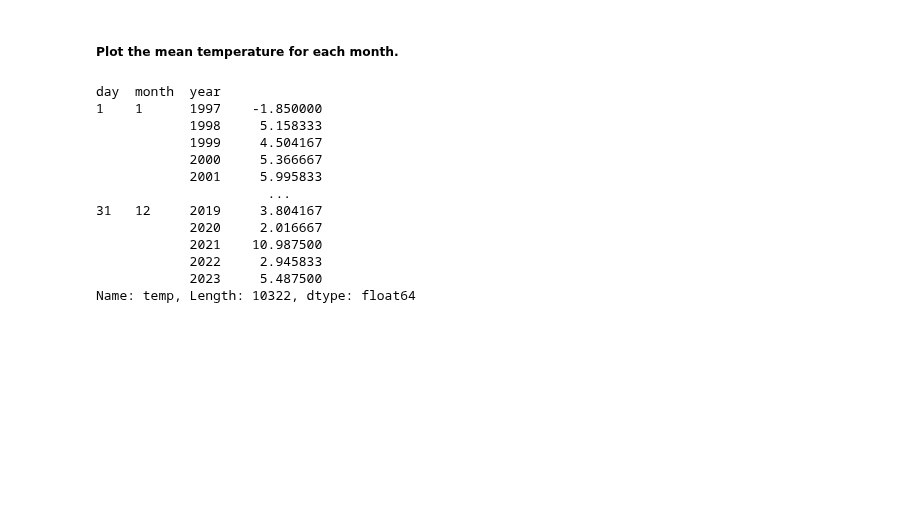
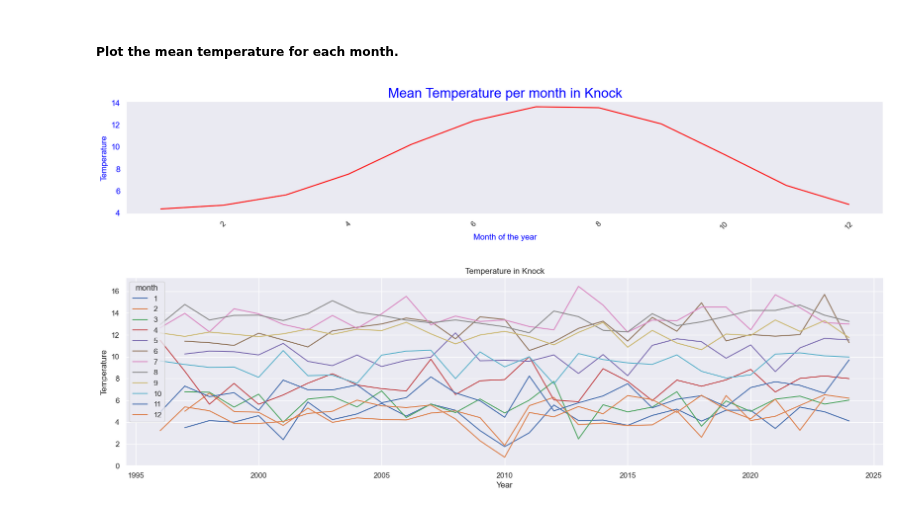
Before and after one commit to Jennyicano/PFDA, a Jupyter notebook: assignments/assignment_6_Weather.ipynb, the cells around one changed output. Saved outputs shown, nothing was run; the diff lists cells and outputs as text; code cells hidden in the pictures; blank space fills up the shorter version.

Commit message:
first part of the task 6 done

```diff
--- a/assignments/assignment_6_Weather.ipynb
+++ b/assignments/assignment_6_Weather.ipynb
@@ -195,11 +195,15 @@ df['date']
 247673   2024-11-01
 Name: date, Length: 247674, dtype: datetime64[ns]
 # %%
+# Get the mean temperature for each day of the month.
+# First I need to create the columns for the daily, monthly and yearly temperature.
+# Then I'll calculate the mean temperature for each day of the month.
+
 df['daily'] = pd.to_datetime(df['date'], errors='coerce').dt.day
-df['month'] = pd.to_datetime(df['date'], errors='coerce').dt.month
+df['monthly'] = pd.to_datetime(df['date'], errors='coerce').dt.month
 df['yearly'] = pd.to_datetime(df['date'], errors='coerce').dt.year
 
-df['daily_temp'] = df.groupby(['daily', 'month', 'yearly'])['temp'].transform('mean')
+df['daily_temp'] = df.groupby(['daily', 'monthly', 'yearly'])['temp'].transform('mean')
 df['daily_temp']
 
 mean_temp = df.groupby('daily')['daily_temp'].mean()
@@ -221,20 +225,38 @@ plt.show()
 [figure]
 # %% [markdown]
 ##### Plot the mean temperature for each month.
-# %%
-mean_temperature = df.groupby(['day','month', 'year'])['temp'].mean()
-mean_temperature
-# %% [output]
-day  month  year
-1    1      1997    -1.850000
-            1998     5.158333
-            1999     4.504167
-            2000     5.366667
-            2001     5.995833
-                      ...
-31   12     2019     3.804167
-            2020     2.016667
-            2021    10.987500
-            2022     2.945833
-            2023     5.487500
-Name: temp, Length: 10322, dtype: float64
+# %%
+# Convert 'date' column to datetime
+
+df['date'] = pd.to_datetime(df['date'])
+
+median_temp = df['date'].map(lambda x: x.month)
+
+temper = df.groupby(median_temp)['temp'].mean()
+
+total = pd.DataFrame({'month': temper.index, 'Mean_Temperature': temper.values})
+
+# Plotting the data
+fig, ax = plt.subplots()
+ax.plot(temper.index, temper.values, color='red')
+ax.set(xlabel="Month", ylabel="Temperature", title="Mean Temperature per month in Knock")
+ax.title.set_color('blue')
+ax.title.set_fontsize(20)
+ax.xaxis.label.set_color('blue')
+ax.yaxis.label.set_color('blue')
+plt.xlabel("Month of the year", fontsize=12, color='blue')
+plt.xticks(rotation=45)
+plt.yticks(fontsize=12, color='blue')
+ax.grid()
+plt.show()
+# %% [output]
+[figure, added]
+# %%
+# create subplots with the mean temperature of the month in each year.
+
+fig, ax = plt.subplots(figsize=(20, 5))
+df.groupby(['year', 'month'])['temp'].mean().unstack().plot(ax=ax)
+ax.set(title="Temperature in Knock", xlabel="Year", ylabel="Temperature")
+plt.show()
+# %% [output]
+[figure, added]
```
Also changed, not shown: 1 other file.
